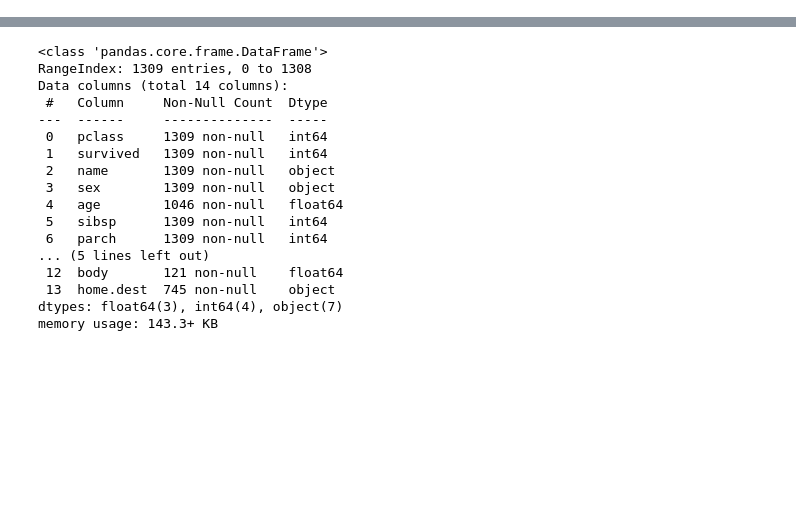
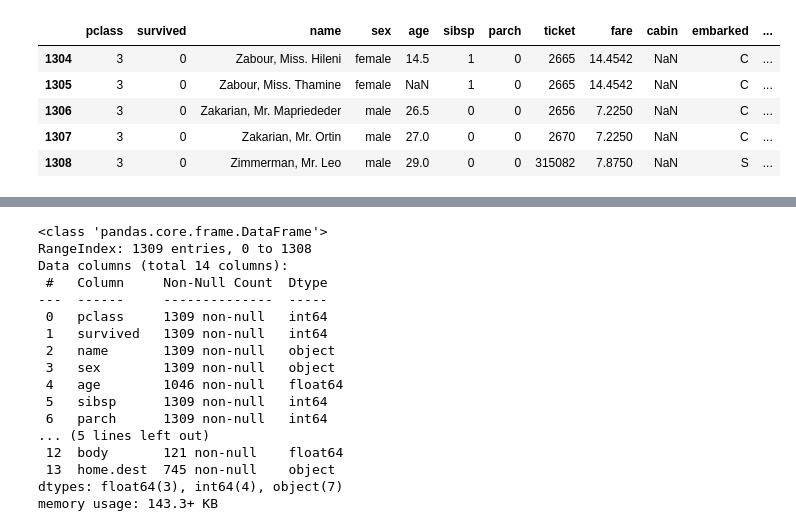
Before and after one commit to Shyamkumarnagilla/Internship-Data_Science_and_Machine_Learning, a Jupyter notebook: Untitled1.ipynb, the cells around one changed output, grey strips where cells are left out. Drawn from its saved outputs; the diff is of its cells as text; code cells hidden in the pictures; blank space fills up the shorter version.

```diff
--- a/Untitled1.ipynb
+++ b/Untitled1.ipynb
@@ -13,3 +13,12 @@ titanium.head()
 | 2 | 1 | 0 | Allison, Miss. Helen Loraine | female | 2.00 | 1 | 2 | 113781 | 151.5500 | C22 C26 | S | ... |
 | 3 | 1 | 0 | Allison, Mr. Hudson Joshua Creighton | male | 30.00 | 1 | 2 | 113781 | 151.5500 | C22 C26 | S | ... |
 | 4 | 1 | 0 | Allison, Mrs. Hudson J C (Bessie ... | female | 25.00 | 1 | 2 | 113781 | 151.5500 | C22 C26 | S | ... |
+# %%
+titanium.tail()
+# %% [output]
+|  | pclass | survived | name | sex | age | sibsp | parch | ticket | fare | cabin | embarked | ... |
+| 1304 | 3 | 0 | Zabour, Miss. Hileni | female | 14.5 | 1 | 0 | 2665 | 14.4542 | NaN | C | ... |
+| 1305 | 3 | 0 | Zabour, Miss. Thamine | female | NaN | 1 | 0 | 2665 | 14.4542 | NaN | C | ... |
+| 1306 | 3 | 0 | Zakarian, Mr. Mapriededer | male | 26.5 | 0 | 0 | 2656 | 7.2250 | NaN | C | ... |
+| 1307 | 3 | 0 | Zakarian, Mr. Ortin | male | 27.0 | 0 | 0 | 2670 | 7.2250 | NaN | C | ... |
+| 1308 | 3 | 0 | Zimmerman, Mr. Leo | male | 29.0 | 0 | 0 | 315082 | 7.8750 | NaN | S | ... |
```
Also changed, not shown: parts of 17 cells of this notebook.
